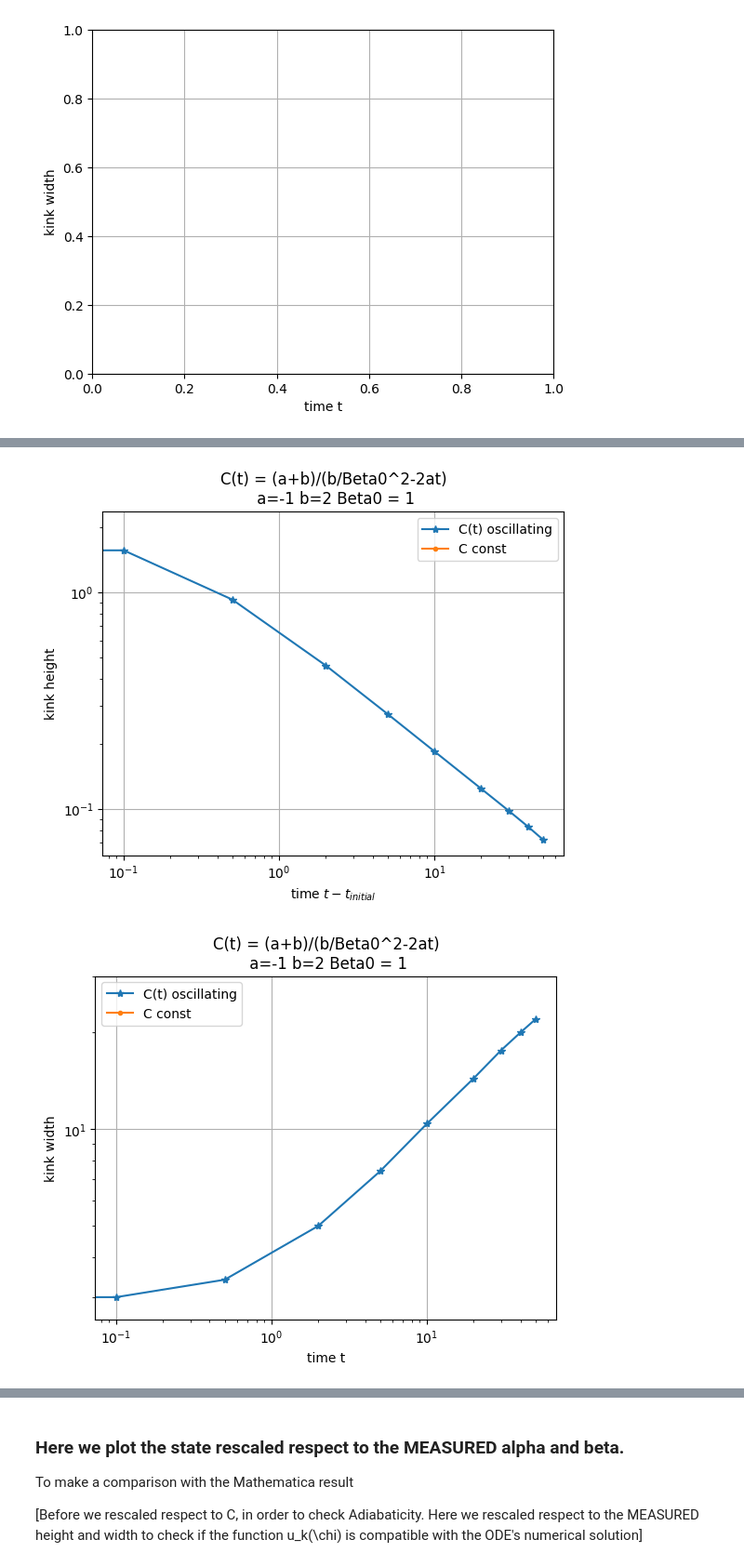
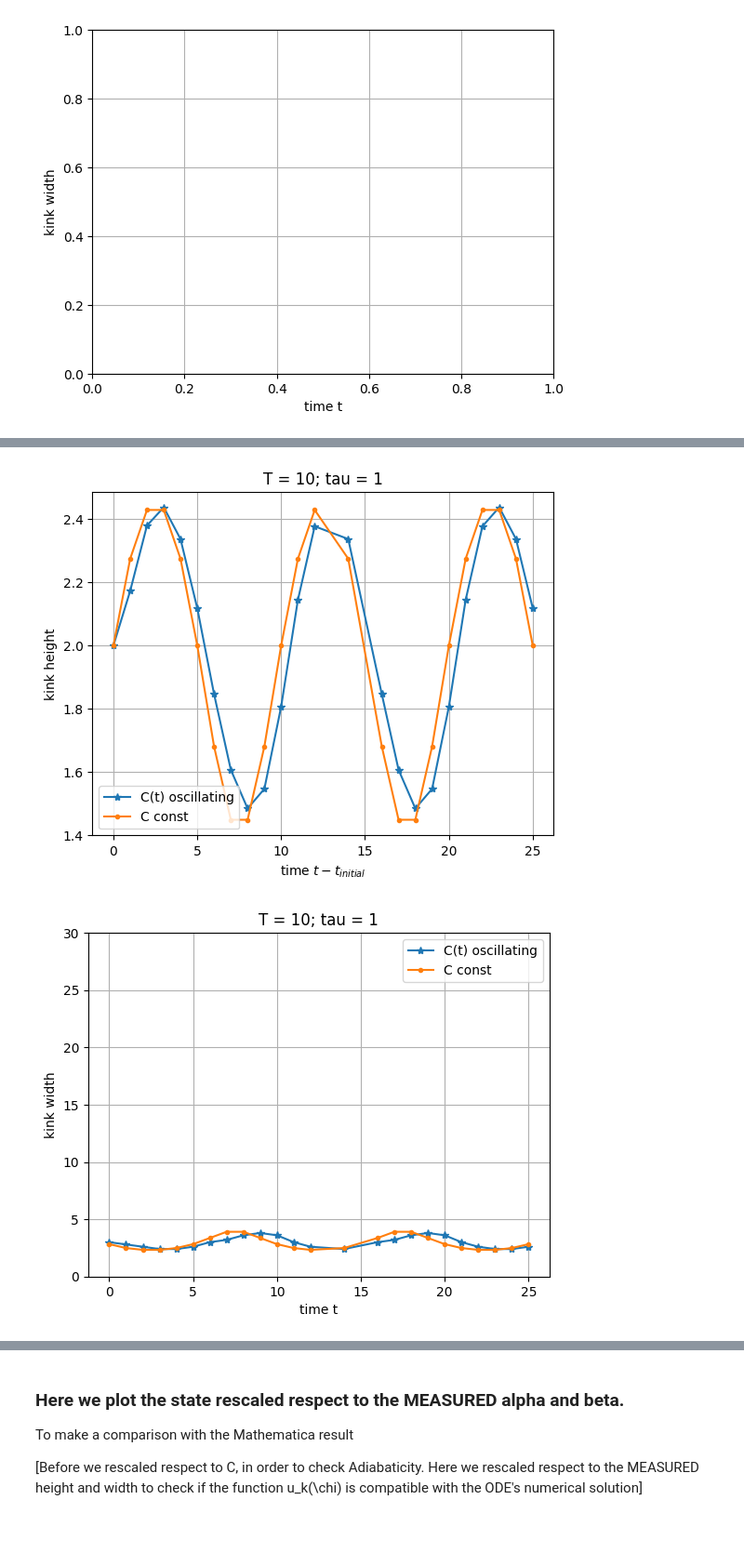
Before and after one commit to suanno/stage2, a Jupyter notebook: codes_tdgl/1D/plot/first analytical approach/measure width and height assuming tanh shape.ipynb, the cells around one changed output, grey strips where cells are left out. Shown at 93% size. Cells and saved outputs as stored; diff of their text form; code cells hidden in the pictures; blank space fills up the shorter version.

```diff
--- a/codes_tdgl/1D/plot/first analytical approach/measure width and height assuming tanh shape.ipynb
+++ b/codes_tdgl/1D/plot/first analytical approach/measure width and height assuming tanh shape.ipynb
@@ -13,3 +11,5 @@ dir_save = "../../.saves/" + "C decaying driving a=-2 b=1 beta0 = 1/"
+# %%
+dir_save = "../../.saves/" + "kink shape monitoring Cave = 1 A = 0.5 T = 10 u0=1/"
 # %% [markdown]
 ## Rescaling u(x)
 
@@ -192,8 +192,8 @@ title = title + "\ndx = " + str(round(dx,3))
 #label = label + "; C = " + str(A) + " cost"
 
 # Custom title
-title = "C(t) = (a+b)/(b/Beta0^2-2at)\n a=-1 b=2 Beta0 = 1"
-
+#title = "C(t) = (a+b)/(b/Beta0^2-2at)\n a=-1 b=2 Beta0 = 1"
+title = "T = 10; tau = 1"
 
 ax.set_title(title)
 ax_h.set_title(title)
@@ -234,40 +234,40 @@ ax_h.plot(ts_-ts_[0]*np.ones(len(ts_)),hs,"-*",label="C(t) oscillating")
 ax_h.plot(ts_-ts_[0]*np.ones(len(ts_)), 2*np.sqrt(Cs),".-",label="C const")
 ax_h.legend()
 ax_h.set_xlabel("time $t-t_{initial}$")
-ax_h.set_xscale("log")
-ax_h.set_yscale("log")
+ax_h.set_xscale("linear")
+ax_h.set_yscale("linear")
 fig_h
 # %% [output]
-[figure, old version]
+[figure, new version]
 # %%
 # Kink's width
 
 # Reorder arrays
 ts_, ws = zip(*sorted(zip(ts, ws)))
 
 
 ax_w.plot(ts_-ts_[0]*np.ones(len(ts_)),ws,"*-",label="C(t) oscillating")
 # Analytical if Adiabatic
 reciprocalCs = np.zeros(len(Cs))
 i = 0
 for C in Cs:
     if (np.abs(C)) > 1e-5:
         reciprocalCs[i] = 1/C
     else:
         reciprocalCs[i] = 100000
     i = i + 1
 ax_w.plot(ts_-ts_[0]*np.ones(len(ts_)), 2**(3/2)*np.sqrt(reciprocalCs),".-",label="C const")
 ax_w.legend()
 #ax_w.set_ylim(0,20)
-ax_w.set_xscale("log")
-ax_w.set_yscale("log")
+ax_w.set_xscale("linear")
+ax_w.set_yscale("linear")
 #ax_w.set_xlim(0,300)
 ax_w.set_ylim(0,30)
 
 
 fig_w
 # %% [output]
-[figure, old version]
+[figure, new version]
 # %%
 plt.loglog(ts_,Cs,".-")
 plt.xlabel("time t")
```
Also changed, not shown: parts of 6 cells of this notebook, 13 other files.
